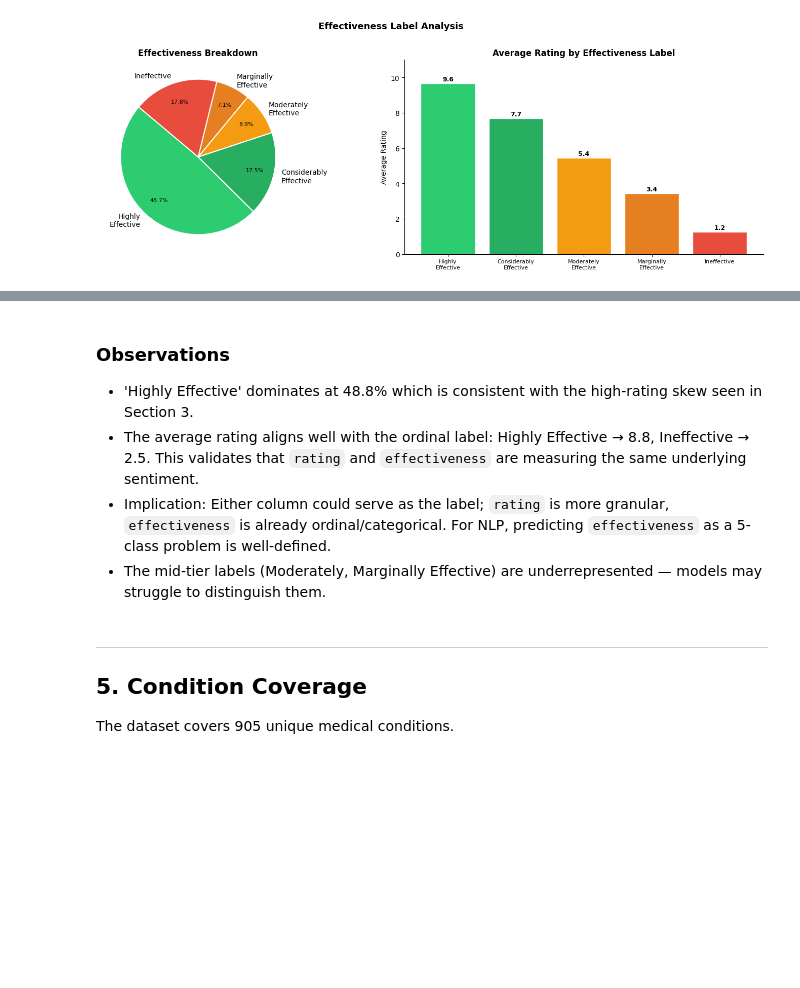
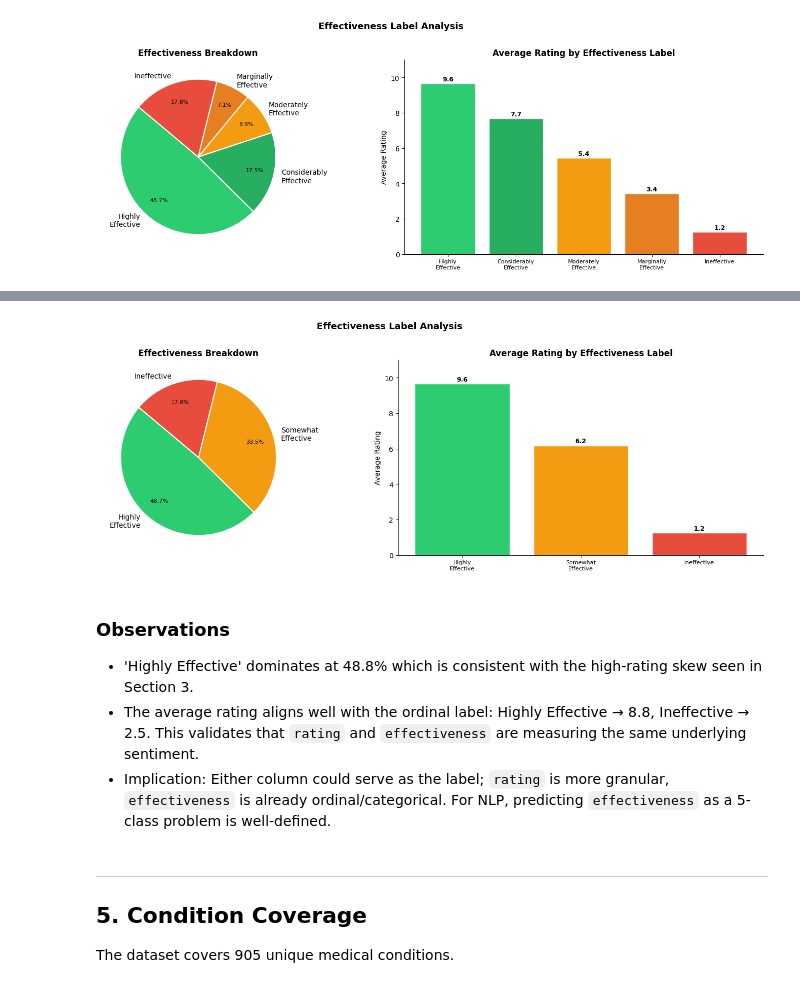
Before and after one commit to fsa-aiml-2511/final-capstone-clearsight-analytics, a Jupyter notebook: notebooks/eda_nlp_wes.ipynb, the cells around one changed output, grey strips where cells are left out. Drawn from its saved outputs; the diff is of its cells as text; code cells hidden in the pictures; blank space fills up the shorter version.

Commit message:
Added the 3 class, so 3 classes of effectiveness instead of 5

```diff
--- a/notebooks/eda_nlp_wes.ipynb
+++ b/notebooks/eda_nlp_wes.ipynb
@@ -266,3 +271,12 @@ plt.tight_layout()
 plt.show()
 # %% [output]
 [figure]
+# %%
+print('=' * 55)
+print('EFFECTIVENESS VALUE COUNTS')
+print('=' * 55)
+eff_order = ['Highly Effective','Somewhat Effective','Ineffective']
+df_cat = create_medication_categories(df)
+for label in eff_order:
+    n = (df_cat['effectiveness_3class'] == label).sum()
+    print(f'{label:<30}: {n:>6,}  ({n/len(df_cat)*100:.1f}%)')
@@ -269,10 +303,42 @@ plt.show()
+# %%
+eff_colors = ['#2ecc71','#f39c12','#e74c3c']
+eff_order = ['Highly Effective','Somewhat Effective','Ineffective']
+eff_counts = df_cat['effectiveness_3class'].value_counts().reindex(eff_order)
+avg_by_eff = df_cat.groupby('effectiveness_3class')['rating'].mean().reindex(eff_order)
+
+fig, axes = plt.subplots(1, 2, figsize=(15, 5))
+
+# Left: pie
+wedges, texts, autotexts = axes[0].pie(
+    eff_counts.values, labels=[e.replace(' ', '\n') for e in eff_order],
+    autopct='%1.1f%%', colors=eff_colors, startangle=140,
+    pctdistance=0.75, wedgeprops=dict(linewidth=1.5, edgecolor='white'))
+for at in autotexts: at.set_fontsize(8)
+axes[0].set_title('Effectiveness Breakdown', fontweight='bold')
+
+# Right: avg rating per effectiveness level
+bars = axes[1].bar(range(len(eff_order)), avg_by_eff.values, color=eff_colors, edgecolor='white')
+axes[1].set_xticks(range(len(eff_order)))
+axes[1].set_xticklabels([e.replace(' ', '\n') for e in eff_order], fontsize=8)
+axes[1].set_title('Average Rating by Effectiveness Label', fontweight='bold')
+axes[1].set_ylabel('Average Rating')
+axes[1].set_ylim(0, 11)
+axes[1].spines[['top','right']].set_visible(False)
+for bar, val in zip(bars, avg_by_eff.values):
+    axes[1].text(bar.get_x()+bar.get_width()/2, bar.get_height()+0.15,
+                 f'{val:.1f}', ha='center', fontweight='bold', fontsize=9)
+
+plt.suptitle('Effectiveness Label Analysis', fontsize=13, fontweight='bold', y=1.01)
+plt.tight_layout()
+plt.show()
+# %% [output]
+[figure, added]
 # %% [markdown]
 ### Observations
 
 - 'Highly Effective' dominates at 48.8% which is consistent with the high-rating skew seen in Section 3.
 - The average rating aligns well with the ordinal label: Highly Effective → 8.8, Ineffective → 2.5. This validates that `rating` and `effectiveness` are measuring the same underlying sentiment.
 - Implication: Either column could serve as the label; `rating` is more granular, `effectiveness` is already ordinal/categorical. For NLP, predicting `effectiveness` as a 5-class problem is well-defined.
-- The mid-tier labels (Moderately, Marginally Effective) are underrepresented — models may struggle to distinguish them.
 # %% [markdown]
 ---
 ## 5. Condition Coverage
```
Also changed, not shown: parts of 3 cells of this notebook.
